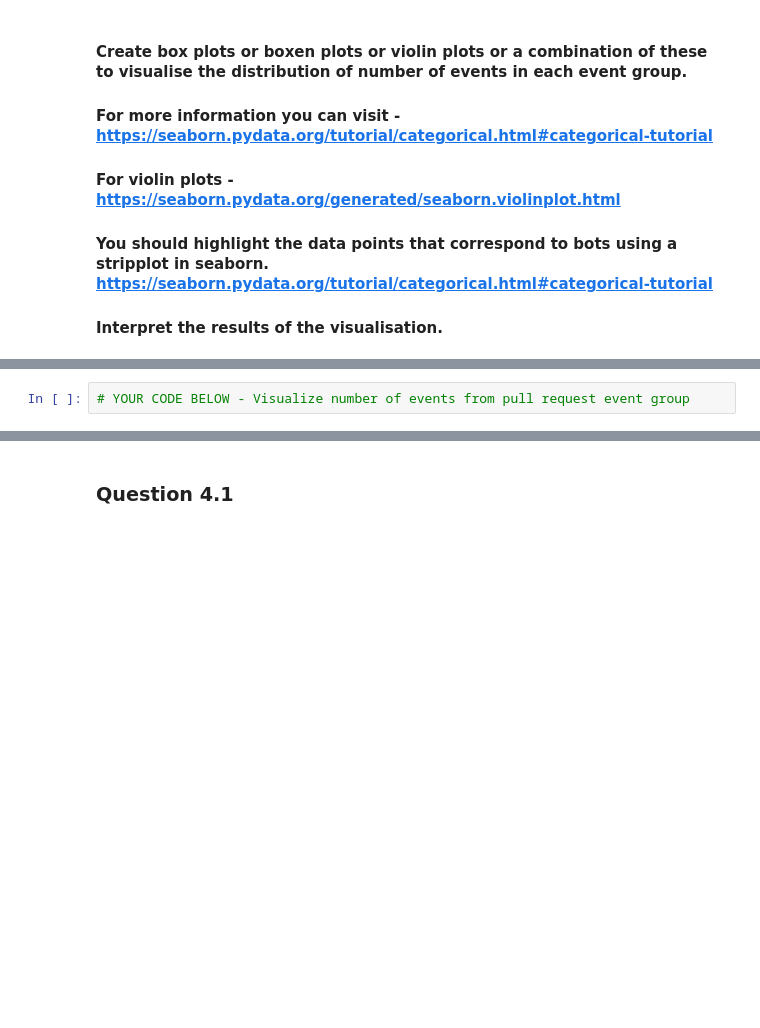
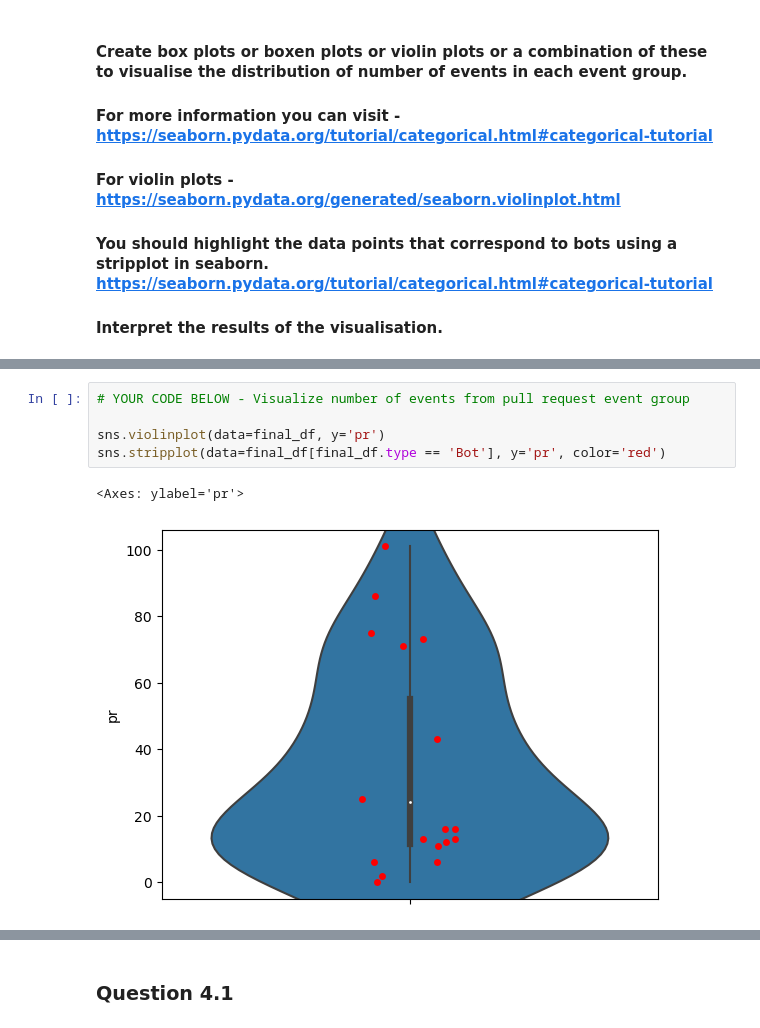
Before and after one commit to LemaireEmilien/Software_Evolution_LE_TP3_2024, a Jupyter notebook: TP3_template.ipynb, the cells around one changed output, grey strips where cells are left out. Cells and saved outputs as stored; diff of their text form; blank space fills up the shorter version.

```diff
--- a/TP3_template.ipynb
+++ b/TP3_template.ipynb
@@ -700,4 +765,10 @@ df_medians.pivot(index='type', columns='event_group', values='median')#.reset_in
 # %%
 # YOUR CODE BELOW - Visualize number of events from pull request event group
+
+sns.violinplot(data=final_df, y='pr')
+sns.stripplot(data=final_df[final_df.type == 'Bot'], y='pr', color='red')
+# %% [output]
+<Axes: ylabel='pr'>
+[figure, added]
 # %%
 # YOUR CODE BELOW - Visualise number of events from issue event group
```
Also changed, not shown: parts of 26 cells of this notebook.
